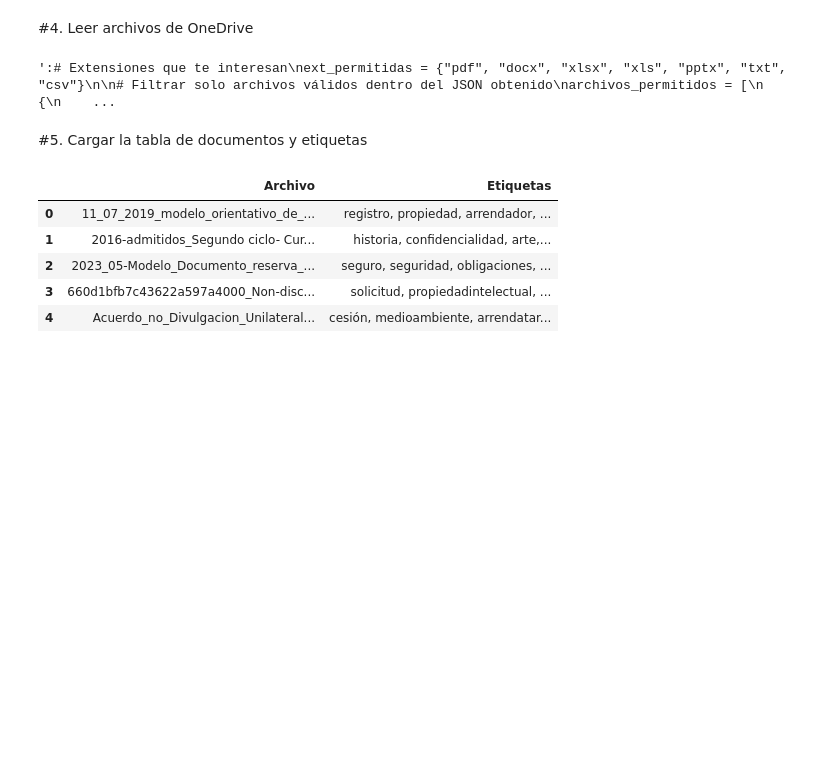
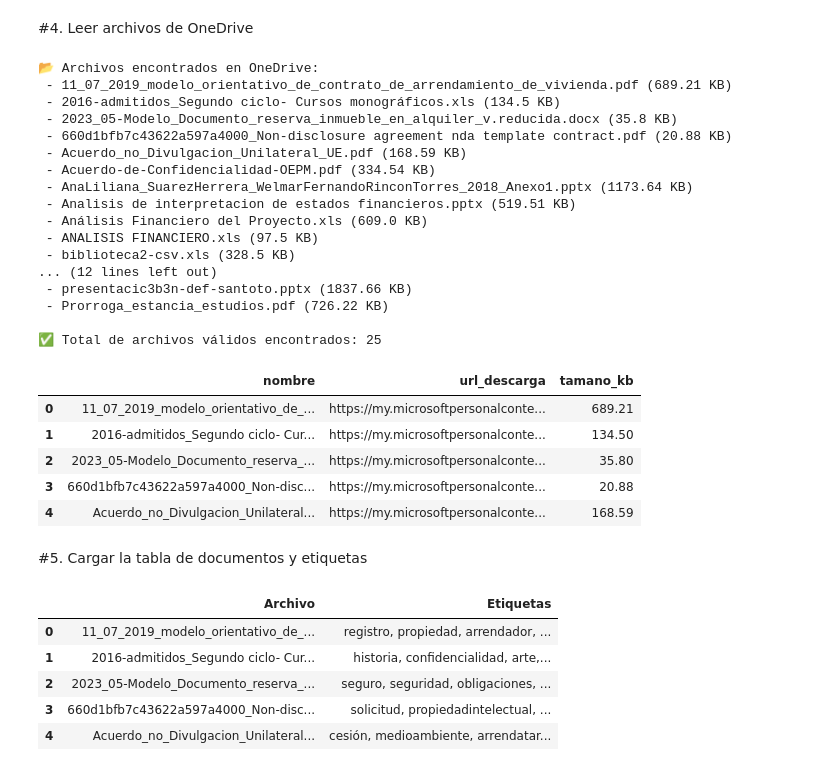
Before and after one commit to pugapatricia/gestion-documentaria-para-pymes, a Jupyter notebook: buscador/busqueda_inteligente_openai.ipynb, the cells around one changed output. Cells and saved outputs as stored; diff of their text form; code cells hidden in the pictures; blank space fills up the shorter version.

```diff
--- a/buscador/busqueda_inteligente_openai.ipynb
+++ b/buscador/busqueda_inteligente_openai.ipynb
@@ -195,35 +200,56 @@ def leer_archivo(nombre, contenido, limite_palabras=None):
     else:
         return ""
 # %%
-""":# Extensiones que te interesan
+# Extensiones que te interesan
 ext_permitidas = {"pdf", "docx", "xlsx", "xls", "pptx", "txt", "csv"}
 
 # Filtrar solo archivos válidos dentro del JSON obtenido
 archivos_permitidos = [
     {
         "nombre": item["name"],
         "url_descarga": item["@microsoft.graph.downloadUrl"],
         "tamano_kb": round(item["size"] / 1024, 2)
     }
     for item in data.get("value", [])
     if item["name"].split(".")[-1].lower() in ext_permitidas
 ]
 
 # Mostrar los archivos encontrados
 if not archivos_permitidos:
     print("⚠️ No se encontraron archivos con las extensiones permitidas.")
 else:
     print("📂 Archivos encontrados en OneDrive:")
     for f in archivos_permitidos:
         print(f" - {f['nombre']} ({f['tamano_kb']} KB)")
 
 # (Opcional) crear un DataFrame con la lista de archivos
 df_archivos = pd.DataFrame(archivos_permitidos)
 print("\n✅ Total de archivos válidos encontrados:", len(df_archivos))
 df_archivos.head()
-"""
 # %% [output]
-':# Extensiones que te interesan\next_permitidas = {"pdf", "docx", "xlsx", "xls", "pptx", "txt", "csv"}\n\n# Filtrar solo archivos válidos dentro del JSON obtenido\narchivos_permitidos = [\n    {\n    ...
+📂 Archivos encontrados en OneDrive:
+ - 11_07_2019_modelo_orientativo_de_contrato_de_arrendamiento_de_vivienda.pdf (689.21 KB)
+ - 2016-admitidos_Segundo ciclo- Cursos monográficos.xls (134.5 KB)
+ - 2023_05-Modelo_Documento_reserva_inmueble_en_alquiler_v.reducida.docx (35.8 KB)
+ - 660d1bfb7c43622a597a4000_Non-disclosure agreement nda template contract.pdf (20.88 KB)
+ - Acuerdo_no_Divulgacion_Unilateral_UE.pdf (168.59 KB)
+ - Acuerdo-de-Confidencialidad-OEPM.pdf (334.54 KB)
+ - AnaLiliana_SuarezHerrera_WelmarFernandoRinconTorres_2018_Anexo1.pptx (1173.64 KB)
+ - Analisis de interpretacion de estados financieros.pptx (519.51 KB)
+ - Análisis Financiero del Proyecto.xls (609.0 KB)
+ - ANALISIS FINANCIERO.xls (97.5 KB)
+ - biblioteca2-csv.xls (328.5 KB)
+... (12 lines left out)
+ - presentacic3b3n-def-santoto.pptx (1837.66 KB)
+ - Prorroga_estancia_estudios.pdf (726.22 KB)
+
+✅ Total de archivos válidos encontrados: 25
+|  | nombre | url_descarga | tamano_kb |
+| 0 | 11_07_2019_modelo_orientativo_de_... | https://my.microsoftpersonalconte... | 689.21 |
+| 1 | 2016-admitidos_Segundo ciclo- Cur... | https://my.microsoftpersonalconte... | 134.50 |
+| 2 | 2023_05-Modelo_Documento_reserva_... | https://my.microsoftpersonalconte... | 35.80 |
+| 3 | 660d1bfb7c43622a597a4000_Non-disc... | https://my.microsoftpersonalconte... | 20.88 |
+| 4 | Acuerdo_no_Divulgacion_Unilateral... | https://my.microsoftpersonalconte... | 168.59 |
 # %% [markdown]
 #5. Cargar la tabla de documentos y etiquetas
 # %%
```
Also changed, not shown: parts of 10 cells of this notebook.
